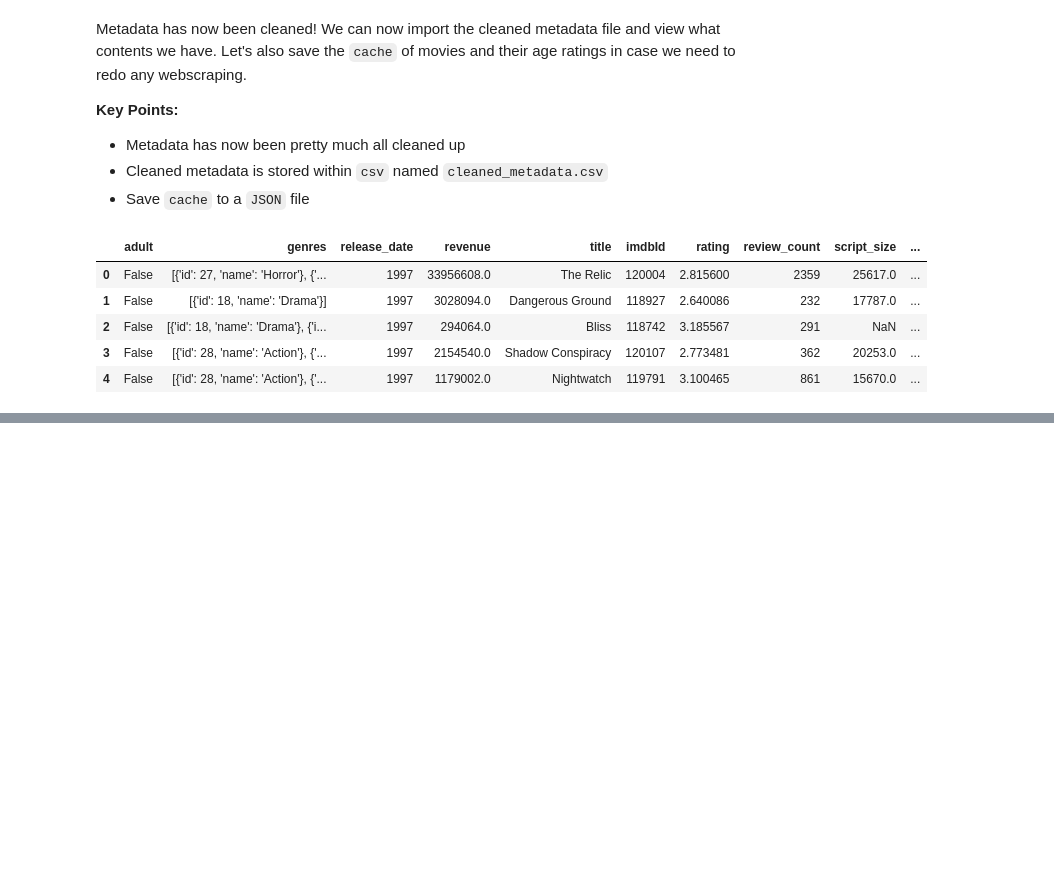
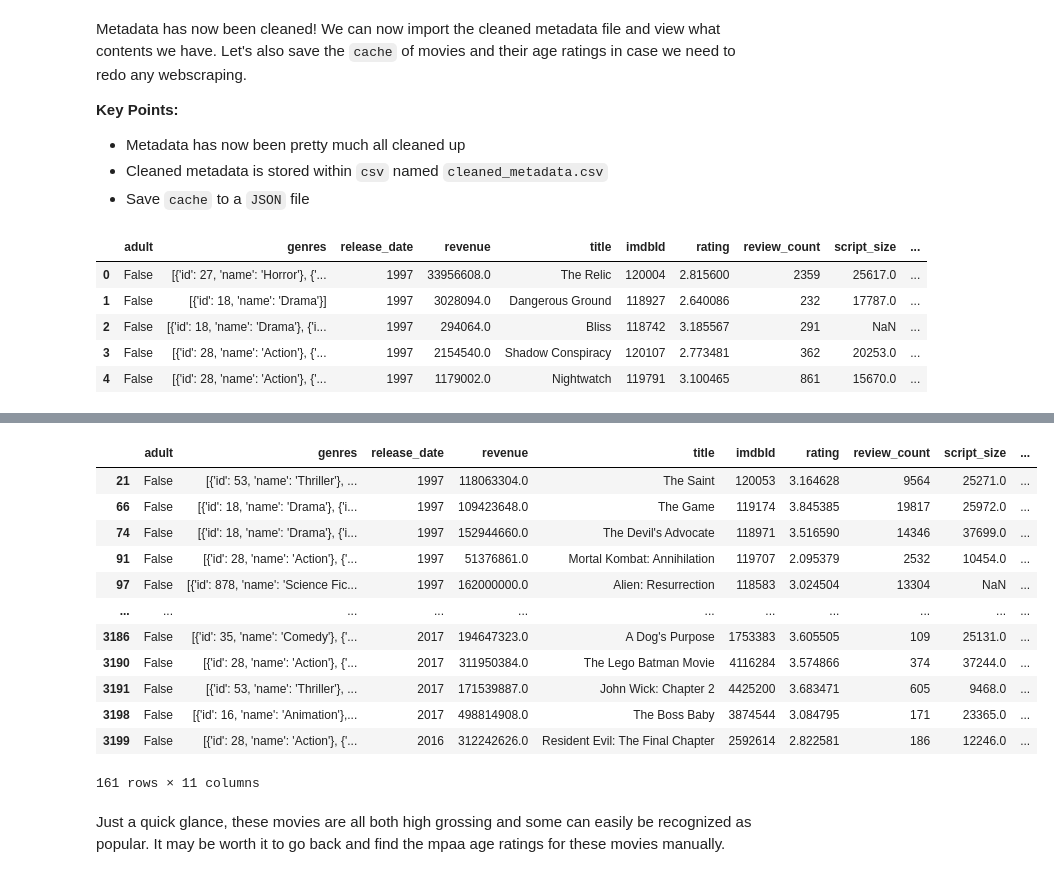
Before and after one commit to ima-quack/COGS108_ProfanityResearch, a Jupyter notebook: DataCheckpointGroup_039-Wi23.ipynb, the cells around one changed output, grey strips where cells are left out. Drawn from its saved outputs; the diff is of its cells as text; code cells hidden in the pictures; blank space fills up the shorter version.

```diff
--- a/DataCheckpointGroup_039-Wi23.ipynb
+++ b/DataCheckpointGroup_039-Wi23.ipynb
@@ -796,0 +864,20 @@ with open(clean_movie_age[-1], 'r') as file:
+# %%
+high_gross_movies_no_rating = high_grossing_movies[high_grossing_movies['mpaa_rating'].isna()]
+
+high_gross_movies_no_rating
+# %% [output]
+|  | adult | genres | release_date | revenue | title | imdbId | rating | review_count | script_size | ... |
+| 21 | False | [{'id': 53, 'name': 'Thriller'}, ... | 1997 | 118063304.0 | The Saint | 120053 | 3.164628 | 9564 | 25271.0 | ... |
+| 66 | False | [{'id': 18, 'name': 'Drama'}, {'i... | 1997 | 109423648.0 | The Game | 119174 | 3.845385 | 19817 | 25972.0 | ... |
+| 74 | False | [{'id': 18, 'name': 'Drama'}, {'i... | 1997 | 152944660.0 | The Devil's Advocate | 118971 | 3.516590 | 14346 | 37699.0 | ... |
+| 91 | False | [{'id': 28, 'name': 'Action'}, {'... | 1997 | 51376861.0 | Mortal Kombat: Annihilation | 119707 | 2.095379 | 2532 | 10454.0 | ... |
+| 97 | False | [{'id': 878, 'name': 'Science Fic... | 1997 | 162000000.0 | Alien: Resurrection | 118583 | 3.024504 | 13304 | NaN | ... |
+| ... | ... | ... | ... | ... | ... | ... | ... | ... | ... | ... |
+| 3186 | False | [{'id': 35, 'name': 'Comedy'}, {'... | 2017 | 194647323.0 | A Dog's Purpose | 1753383 | 3.605505 | 109 | 25131.0 | ... |
+| 3190 | False | [{'id': 28, 'name': 'Action'}, {'... | 2017 | 311950384.0 | The Lego Batman Movie | 4116284 | 3.574866 | 374 | 37244.0 | ... |
+| 3191 | False | [{'id': 53, 'name': 'Thriller'}, ... | 2017 | 171539887.0 | John Wick: Chapter 2 | 4425200 | 3.683471 | 605 | 9468.0 | ... |
+| 3198 | False | [{'id': 16, 'name': 'Animation'},... | 2017 | 498814908.0 | The Boss Baby | 3874544 | 3.084795 | 171 | 23365.0 | ... |
+| 3199 | False | [{'id': 28, 'name': 'Action'}, {'... | 2016 | 312242626.0 | Resident Evil: The Final Chapter | 2592614 | 2.822581 | 186 | 12246.0 | ... |
+161 rows × 11 columns
+# %% [markdown]
+Just a quick glance, these movies are all both high grossing and some can easily be recognized as popular. It may be worth it to go back and find the mpaa age ratings for these movies manually.
```
Also changed, not shown: parts of 7 cells of this notebook, 3 other files.
